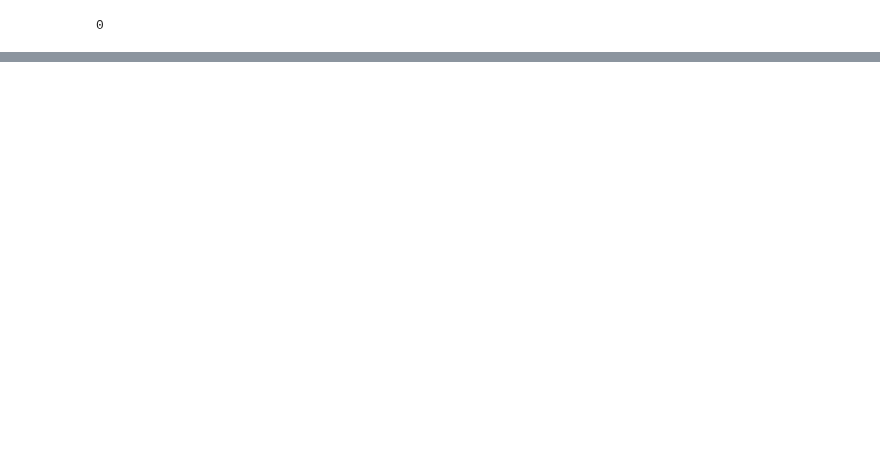
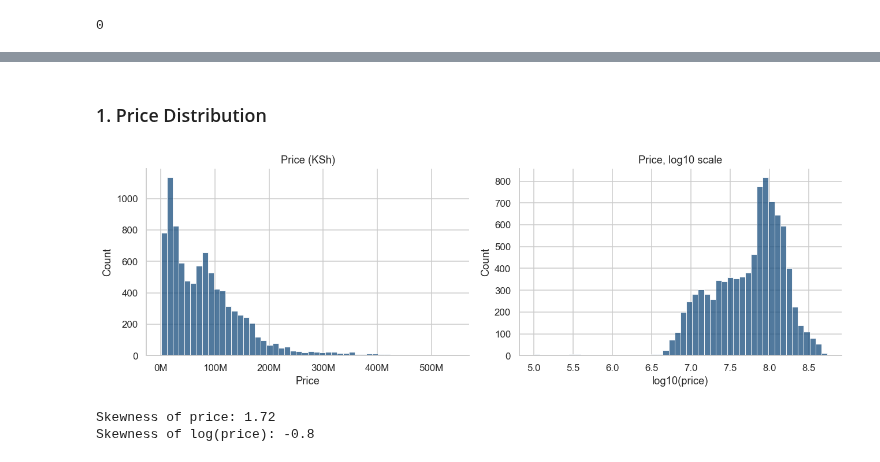
Before and after one commit to kenny067/NyumbaSense-ml, a Jupyter notebook: nyumba.ipynb, the cells around one changed output, grey strips where cells are left out. Cells and saved outputs as stored; diff of their text form; code cells hidden in the pictures; blank space fills up the shorter version.

Commit message:
updated notebook
The notebook lacked EDA and saving the clean dataset

```diff
--- a/nyumba.ipynb
+++ b/nyumba.ipynb
@@ -85,0 +431,11 @@ df.duplicated().sum()
+# %%
+sns.set_theme(style="whitegrid")
+BLUE = "#2a6fb0"
+plt.rcParams.update({"figure.dpi": 110, "axes.spines.top": False, "axes.spines.right": False})
+
+# Format KSh values in millions on axes
+millions = FuncFormatter(lambda x, _: f"{x/1e6:,.0f}M")
+# %%
+# LOAD THE CLEANED VERSION
+data = pd.read_csv("clean_data.csv")
+data
@@ -85,0 +470,25 @@ df.duplicated().sum()
+# %% [markdown]
+### 1. Price Distribution
+# %%
+
+BLUE = "#174c7d"
+fig, ax = plt.subplots(1, 2, figsize=(12, 4))
+
+sns.histplot(data["price"], bins=50, color=BLUE, ax=ax[0])
+ax[0].xaxis.set_major_formatter(millions)
+ax[0].set_title("Price (KSh)")
+ax[0].set_xlabel("Price")
+
+sns.histplot(np.log10(data["price"]), bins=50, color=BLUE, ax=ax[1])
+ax[1].set_title("Price, log10 scale")
+ax[1].set_xlabel("log10(price)")
+
+plt.tight_layout()
+plt.show()
+
+print("Skewness of price:", round(data["price"].skew(), 2))
+print("Skewness of log(price):", round(np.log(data["price"]).skew(), 2))
+# %% [output]
+[figure, added]
+Skewness of price: 1.72
+Skewness of log(price): -0.8
```
Also changed, not shown: parts of 58 cells of this notebook, 2 other files.
